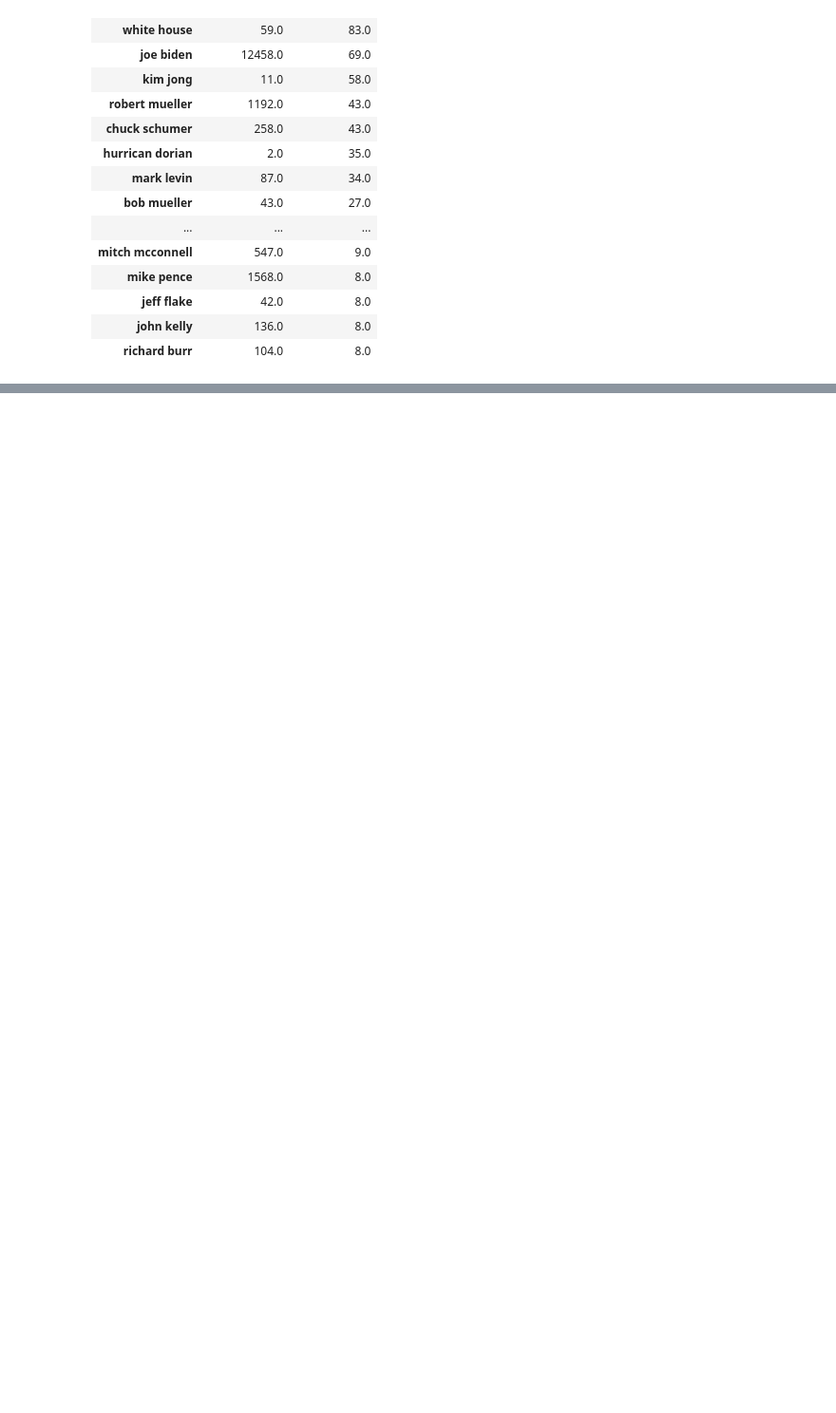
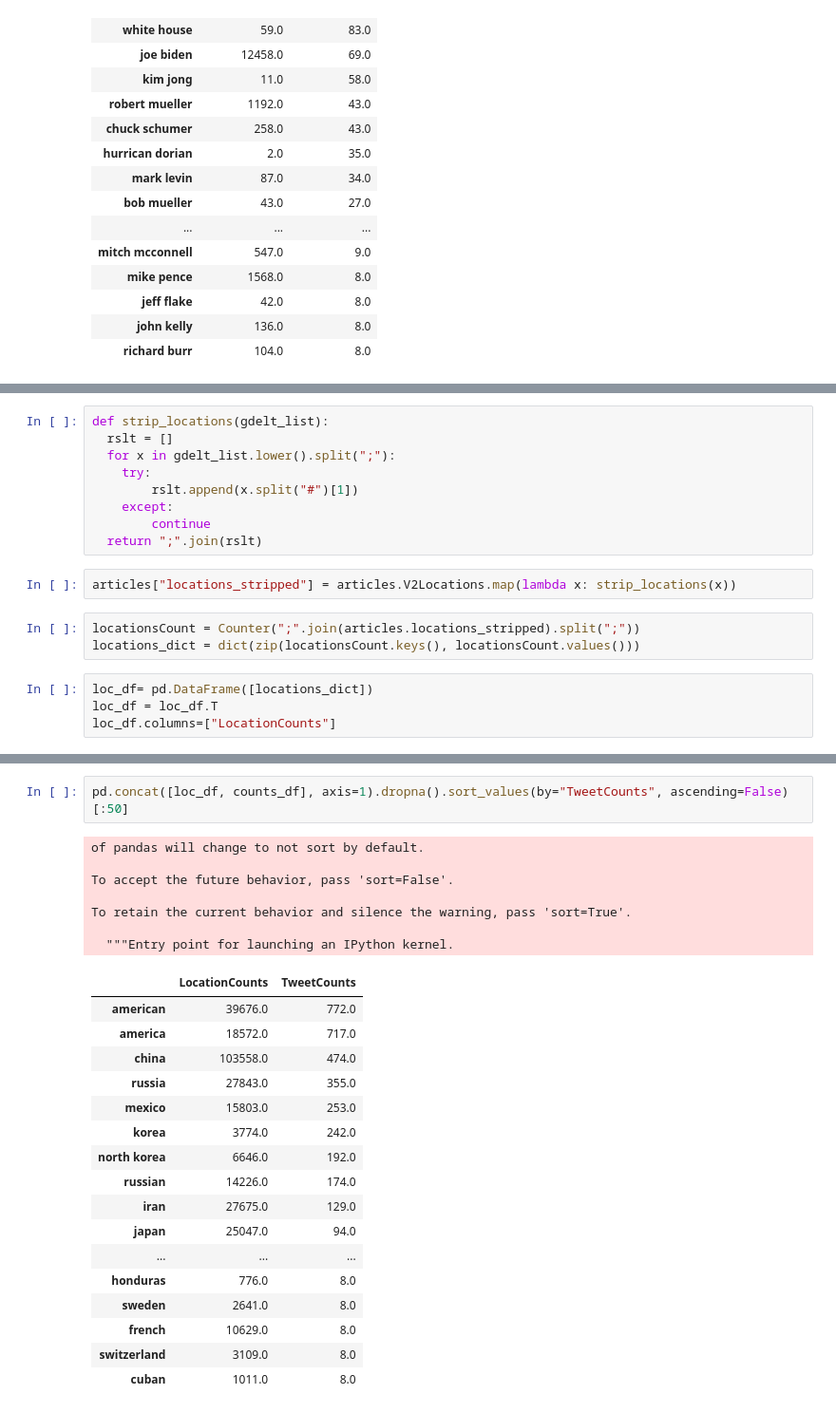
Before and after one commit to brockmanmatt/gdelt_news_exploration, a Jupyter notebook: LabelTweets.ipynb, the cells around one changed output, grey strips where cells are left out. Shown: that part at 95% size. Saved outputs shown, nothing was run; the diff lists cells and outputs as text; blank space fills up the shorter version.

```diff
--- a/LabelTweets.ipynb
+++ b/LabelTweets.ipynb
@@ -254,0 +264,18 @@ To retain the current behavior and silence the warning, pass 'sort=True'.
+# %%
+def strip_locations(gdelt_list):
+  rslt = []
+  for x in gdelt_list.lower().split(";"):
+    try:
+        rslt.append(x.split("#")[1])
+    except:
+        continue
+  return ";".join(rslt)
+# %%
+articles["locations_stripped"] = articles.V2Locations.map(lambda x: strip_locations(x))
+# %%
+locationsCount = Counter(";".join(articles.locations_stripped).split(";"))
+locations_dict = dict(zip(locationsCount.keys(), locationsCount.values()))
+# %%
+loc_df= pd.DataFrame([locations_dict])
+loc_df = loc_df.T
+loc_df.columns=["LocationCounts"]
@@ -254,0 +302,27 @@ To retain the current behavior and silence the warning, pass 'sort=True'.
+# %%
+pd.concat([loc_df, counts_df], axis=1).dropna().sort_values(by="TweetCounts", ascending=False)[:50]
+# %% [output]
+of pandas will change to not sort by default.
+
+To accept the future behavior, pass 'sort=False'.
+
+To retain the current behavior and silence the warning, pass 'sort=True'.
+
+  """Entry point for launching an IPython kernel.
+|  | LocationCounts | TweetCounts |
+| american | 39676.0 | 772.0 |
+| america | 18572.0 | 717.0 |
+| china | 103558.0 | 474.0 |
+| russia | 27843.0 | 355.0 |
+| mexico | 15803.0 | 253.0 |
+| korea | 3774.0 | 242.0 |
+| north korea | 6646.0 | 192.0 |
+| russian | 14226.0 | 174.0 |
+| iran | 27675.0 | 129.0 |
+| japan | 25047.0 | 94.0 |
+| ... | ... | ... |
+| honduras | 776.0 | 8.0 |
+| sweden | 2641.0 | 8.0 |
+| french | 10629.0 | 8.0 |
+| switzerland | 3109.0 | 8.0 |
+| cuban | 1011.0 | 8.0 |
```
Also changed, not shown: parts of 27 cells of this notebook.
